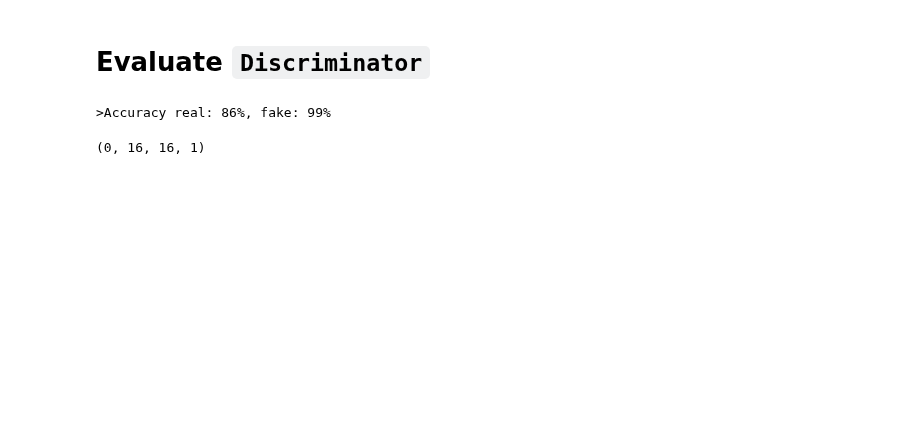
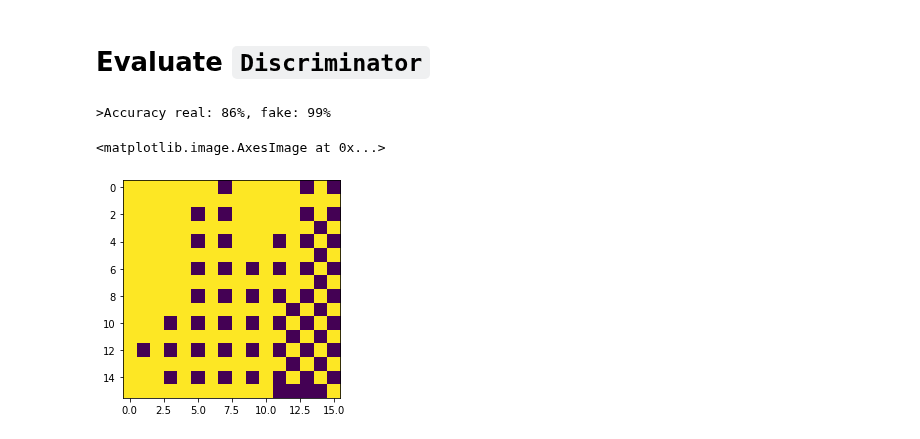
Before and after one commit to lucascbarbosa/INT, a Jupyter notebook: Manufatura Aditiva/Simulacao-GAN/Pipeline/3- Machine_learning/GAN/GAN.ipynb, the cells around one changed output. Cells and saved outputs as stored; diff of their text form; code cells hidden in the pictures; blank space fills up the shorter version.

```diff
--- a/Manufatura Aditiva/Simulacao-GAN/Pipeline/3- Machine_learning/GAN/GAN.ipynb
+++ b/Manufatura Aditiva/Simulacao-GAN/Pipeline/3- Machine_learning/GAN/GAN.ipynb
@@ -520,6 +527,8 @@ summarize_performance(1,porosity,G,D,X_good,128)
 # %% [output]
 >Accuracy real: 86%, fake: 99%
 # %%
-geometries.shape
+geoms,_ = generate_fake_samples(G_best,input_G,100)
+plt.imshow(geoms[50].round())
 # %% [output]
-(0, 16, 16, 1)
+<matplotlib.image.AxesImage at 0x...>
+[figure, added]
```
Also changed, not shown: parts of 6 cells of this notebook.
